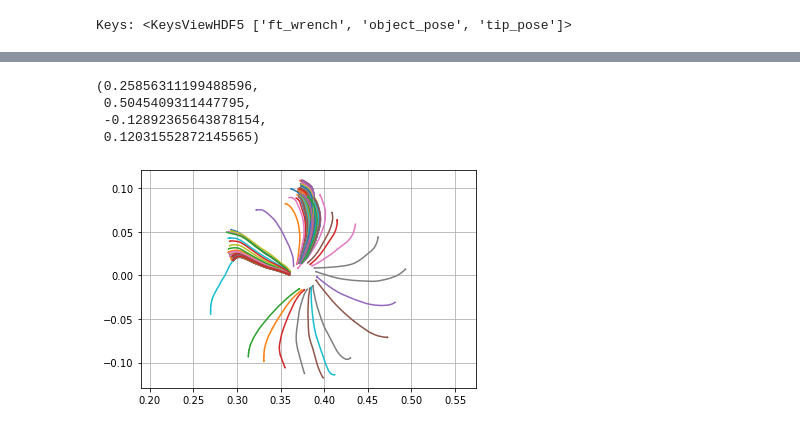
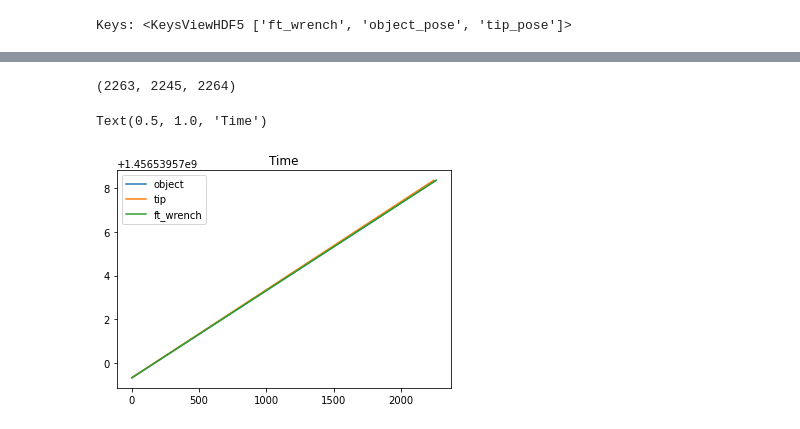
Before and after one commit to gautams3/tiny-differentiable-simulator, a Jupyter notebook: python/plotting/Push Dataset.ipynb, the cells around one changed output, grey strips where cells are left out. Cells and saved outputs as stored; diff of their text form; code cells hidden in the pictures.

```diff
--- a/python/plotting/Push Dataset.ipynb
+++ b/python/plotting/Push Dataset.ipynb
@@ -1,13 +1,14 @@
 # %%
 import h5py
+import numpy as np
+
 folder = "/home/eric/tiny-differentiable-simulator/data/mit-push/abs_rect1/"
 file = folder + "motion_surface=abs_shape=rect1_a=0_v=20_i=0.000_s=0.700_t=0.000_rep=0004.h5"
 
 with h5py.File(file, "r") as f:
     print("Keys: %s" % f.keys())
-
-    # Get the data
-    object_poses = list(f["object_pose"])
-    tip_poses = list(f["tip_pose"])
+    obj_poses = np.array(f["object_pose"])
+    tip_poses = np.array(f["tip_pose"])
+    ft_wrenches = np.array(f["ft_wrench"])
 # %% [output]
 Keys: <KeysViewHDF5 ['ft_wrench', 'object_pose', 'tip_pose']>
@@ -36,12 +15,13 @@ def visualize(filename):
-# %%
-import glob
-for file in glob.glob(folder + "*.h5"):
-    visualize(file)
-plt.grid()
-plt.axis('equal')
-# %% [output]
-(0.25856311199488596,
- 0.5045409311447795,
- -0.12892365643878154,
- 0.12031552872145565)
-[figure, removed]
+# %%
+len(obj_poses), len(tip_poses), len(ft_wrenches)
+# %% [output]
+(2263, 2245, 2264)
+# %%
+plt.plot(obj_poses[:,0], label="object")
+plt.plot(tip_poses[:,0], label="tip")
+plt.plot(ft_wrenches[:,0], label="ft_wrench")
+plt.legend()
+plt.title("Time")
+# %% [output]
+Text(0.5, 1.0, 'Time')
+[figure, added]
```
Also changed, not shown: parts of 4 cells of this notebook, 57 other files.
